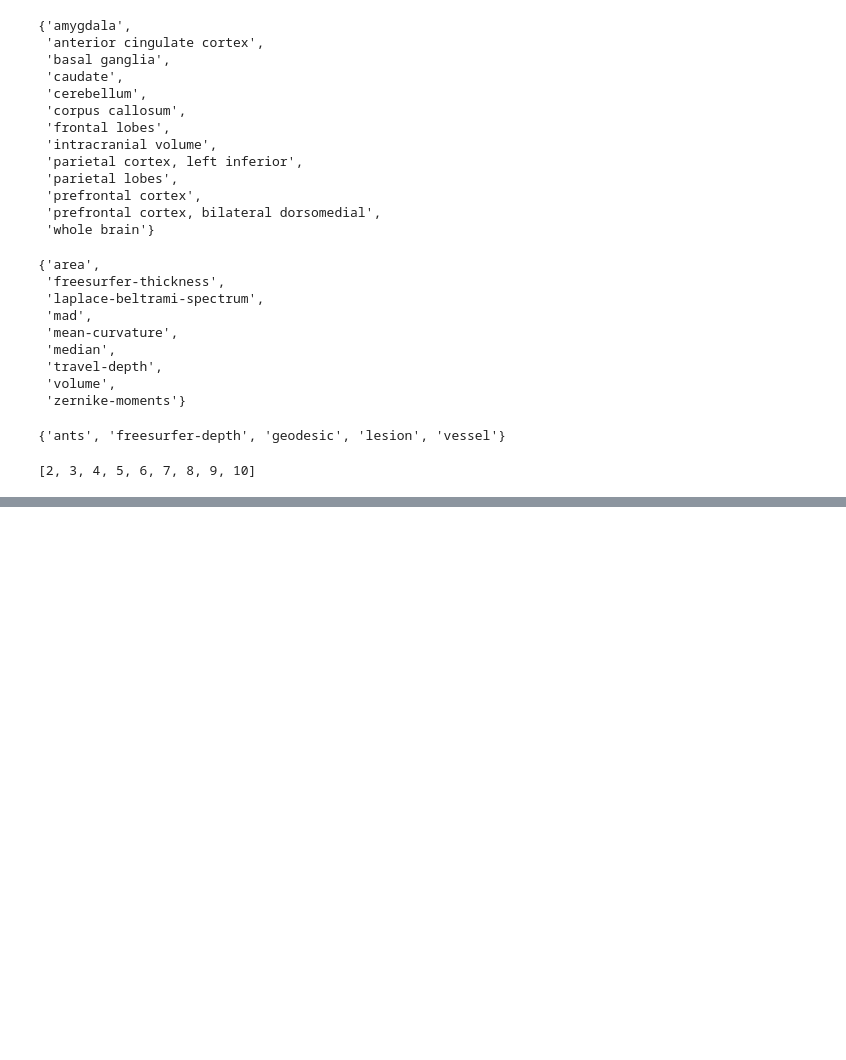
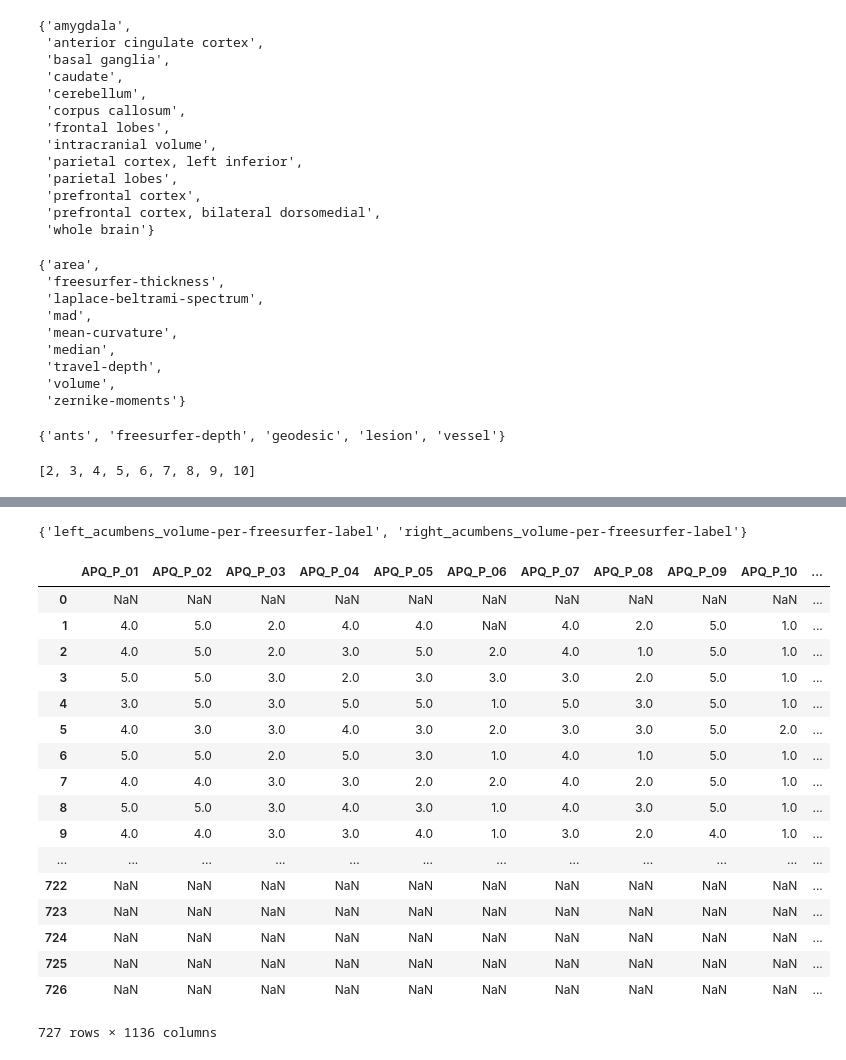
Before and after one commit to ChildMindInstitute/questionnaire-diagnosis, a Jupyter notebook: regions.ipynb, the cells around one changed output, grey strips where cells are left out. Saved outputs shown, nothing was run; the diff lists cells and outputs as text; code cells hidden in the pictures; blank space fills up the shorter version.

Commit message:
:pencil: :hammer: Redefine Regions
Ref 3302486

```diff
--- a/regions.ipynb
+++ b/regions.ipynb
@@ -247,0 +392,11 @@ set(mri_subset.columns)
+# %%
+only_one_value = {c for c in mri_subset.columns if mri_subset[c].nunique()==1}
+print(only_one_value)
+# %% [output]
+{'left_acumbens_volume-per-freesurfer-label', 'right_acumbens_volume-per-freesurfer-label'}
+# %%
+mri_subset.drop(
+    only_one_value,
+    axis=1,
+    inplace=True
+)
@@ -247,0 +405,33 @@ set(mri_subset.columns)
+# %%
+qdf = pd.read_csv("train_test_data/drop_aggregates.csv")
+# %%
+qdf = qdf.merge(
+    mri_subset,
+    on="EID",
+    how="outer"
+)
+qdf.to_csv(
+    "train_test_data/questions_and_mri_regions.csv",
+    index=False
+)
+# %%
+qdf
+# %% [output]
+|  | APQ_P_01 | APQ_P_02 | APQ_P_03 | APQ_P_04 | APQ_P_05 | APQ_P_06 | APQ_P_07 | APQ_P_08 | APQ_P_09 | APQ_P_10 | ... |
+| 0 | NaN | NaN | NaN | NaN | NaN | NaN | NaN | NaN | NaN | NaN | ... |
+| 1 | 4.0 | 5.0 | 2.0 | 4.0 | 4.0 | NaN | 4.0 | 2.0 | 5.0 | 1.0 | ... |
+| 2 | 4.0 | 5.0 | 2.0 | 3.0 | 5.0 | 2.0 | 4.0 | 1.0 | 5.0 | 1.0 | ... |
+| 3 | 5.0 | 5.0 | 3.0 | 2.0 | 3.0 | 3.0 | 3.0 | 2.0 | 5.0 | 1.0 | ... |
+| 4 | 3.0 | 5.0 | 3.0 | 5.0 | 5.0 | 1.0 | 5.0 | 3.0 | 5.0 | 1.0 | ... |
+| 5 | 4.0 | 3.0 | 3.0 | 4.0 | 3.0 | 2.0 | 3.0 | 3.0 | 5.0 | 2.0 | ... |
+| 6 | 5.0 | 5.0 | 2.0 | 5.0 | 3.0 | 1.0 | 4.0 | 1.0 | 5.0 | 1.0 | ... |
+| 7 | 4.0 | 4.0 | 3.0 | 3.0 | 2.0 | 2.0 | 4.0 | 2.0 | 5.0 | 1.0 | ... |
+| 8 | 5.0 | 5.0 | 3.0 | 4.0 | 3.0 | 1.0 | 4.0 | 3.0 | 5.0 | 1.0 | ... |
+| 9 | 4.0 | 4.0 | 3.0 | 3.0 | 4.0 | 1.0 | 3.0 | 2.0 | 4.0 | 1.0 | ... |
+| ... | ... | ... | ... | ... | ... | ... | ... | ... | ... | ... | ... |
+| 722 | NaN | NaN | NaN | NaN | NaN | NaN | NaN | NaN | NaN | NaN | ... |
+| 723 | NaN | NaN | NaN | NaN | NaN | NaN | NaN | NaN | NaN | NaN | ... |
+| 724 | NaN | NaN | NaN | NaN | NaN | NaN | NaN | NaN | NaN | NaN | ... |
+| 725 | NaN | NaN | NaN | NaN | NaN | NaN | NaN | NaN | NaN | NaN | ... |
+| 726 | NaN | NaN | NaN | NaN | NaN | NaN | NaN | NaN | NaN | NaN | ... |
+727 rows × 1136 columns
```
Also changed, not shown: parts of 13 cells of this notebook.
